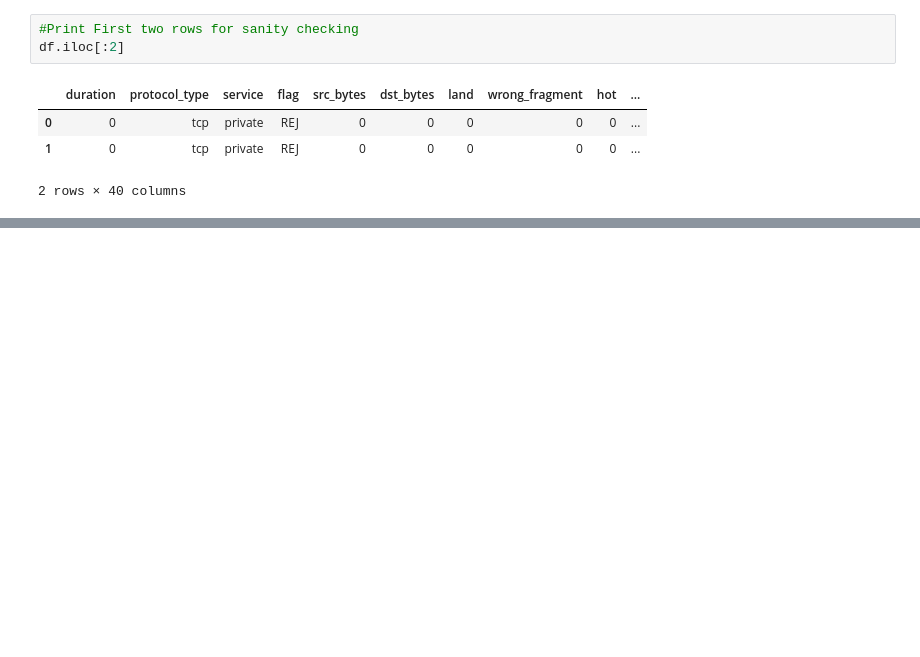
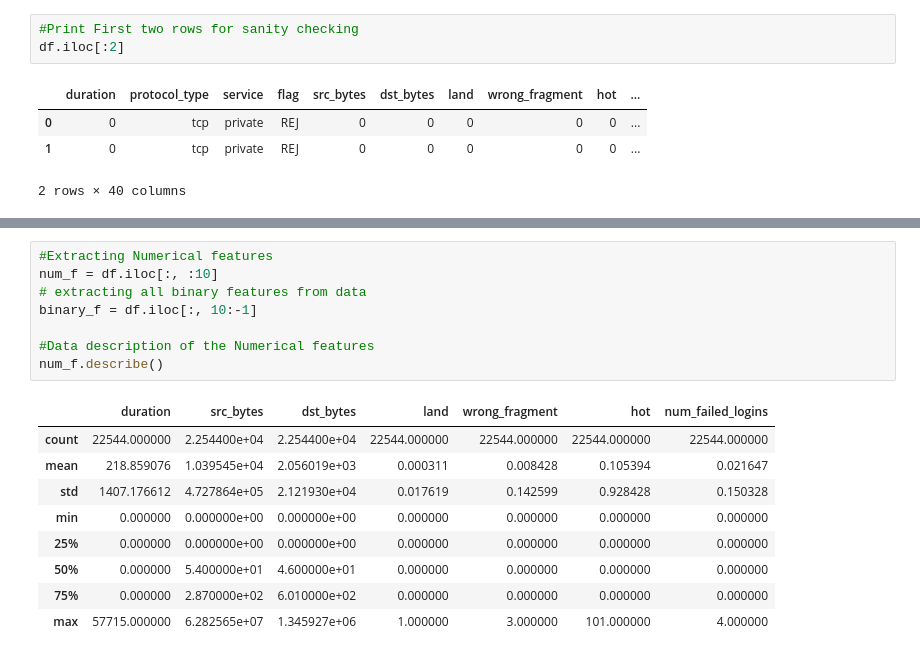
Before and after one commit to rakeshvitta/rakeshvitta, a Jupyter notebook: Assignment_Group250.ipynb, the cells around one changed output, grey strips where cells are left out. Cells and saved outputs as stored; diff of their text form; blank space fills up the shorter version.

```diff
--- a/Assignment_Group250.ipynb
+++ b/Assignment_Group250.ipynb
@@ -75,0 +89,18 @@ df.iloc[:2]
+# %%
+#Extracting Numerical features
+num_f = df.iloc[:, :10]
+# extracting all binary features from data
+binary_f = df.iloc[:, 10:-1]
+
+#Data description of the Numerical features
+num_f.describe()
+# %% [output]
+|  | duration | src_bytes | dst_bytes | land | wrong_fragment | hot | num_failed_logins |
+| count | 22544.000000 | 2.254400e+04 | 2.254400e+04 | 22544.000000 | 22544.000000 | 22544.000000 | 22544.000000 |
+| mean | 218.859076 | 1.039545e+04 | 2.056019e+03 | 0.000311 | 0.008428 | 0.105394 | 0.021647 |
+| std | 1407.176612 | 4.727864e+05 | 2.121930e+04 | 0.017619 | 0.142599 | 0.928428 | 0.150328 |
+| min | 0.000000 | 0.000000e+00 | 0.000000e+00 | 0.000000 | 0.000000 | 0.000000 | 0.000000 |
+| 25% | 0.000000 | 0.000000e+00 | 0.000000e+00 | 0.000000 | 0.000000 | 0.000000 | 0.000000 |
+| 50% | 0.000000 | 5.400000e+01 | 4.600000e+01 | 0.000000 | 0.000000 | 0.000000 | 0.000000 |
+| 75% | 0.000000 | 2.870000e+02 | 6.010000e+02 | 0.000000 | 0.000000 | 0.000000 | 0.000000 |
+| max | 57715.000000 | 6.282565e+07 | 1.345927e+06 | 1.000000 | 3.000000 | 101.000000 | 4.000000 |
```
Also changed, not shown: parts of 7 cells of this notebook.
